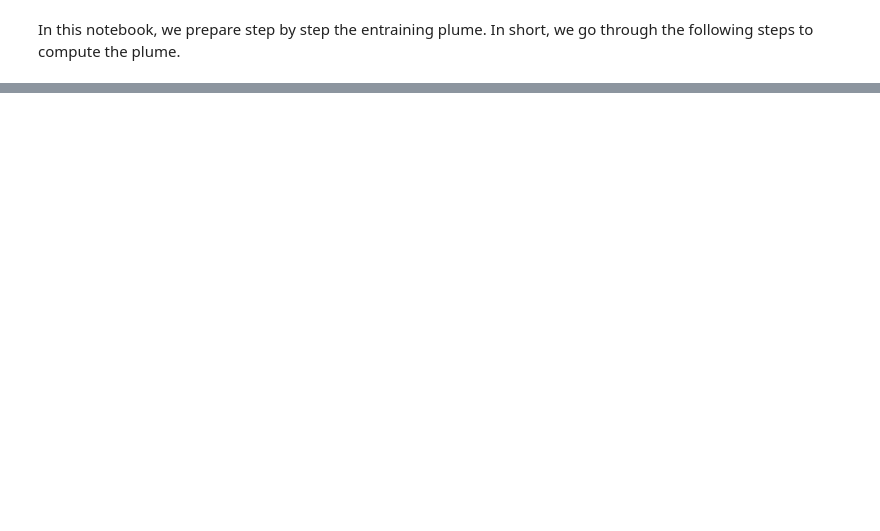
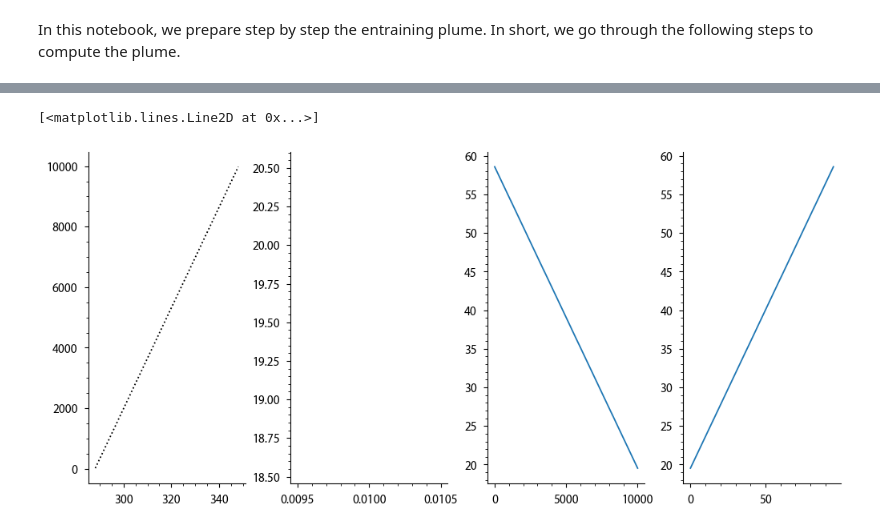
Before and after one commit to Chiil/smallprograms, a Jupyter notebook: fire_plume/Plume_model_step_by_step.ipynb, the cells around one changed output, grey strips where cells are left out. Drawn from its saved outputs; the diff is of its cells as text; code cells hidden in the pictures; blank space fills up the shorter version.

```diff
--- a/fire_plume/Plume_model_step_by_step.ipynb
+++ b/fire_plume/Plume_model_step_by_step.ipynb
@@ -64,4 +93,23 @@ plt.plot(qt, z)
 # %%
-# Define excess temperature and humidity (this can go into input).
+# Define excess temperature and humidity and fire size (this can go into input).
 dtheta = 1
 dqv = 0.001
+dthetav_bot = (theta[0] + dtheta) * (1 + (Rv/Rd - 1)*(qt[0] + dqv)) - thetav[0]
+area_bot = 100*100
+w_bot = 0.01
+# %%
+# First, set the near-surface plume conditions
+theta_plume = theta.copy()
+qt_plume = qt.copy()
+
+b_plume = np.zeros_like(theta)
+area_plume = np.zeros_like(theta)
+m_plume = np.zeros_like(theta)
+w_plume = np.zeros_like(theta)
+e_plume = np.zeros_like(theta)
+d_plume = np.zeros_like(theta)
+
+b_plume[0] = g/thetav[0] * dthetav_bot
+area_plume[0] = area_bot
+w_plume[0] = w_bot
+e_plume[0] = rho[0] / (2*w_plume[0]) * b_plume[0]
@@ -67,0 +153,14 @@ dqv = 0.001
+# %%
+plt.figure(figsize=(10, 4.5), constrained_layout=True)
+plt.subplot(141)
+plt.plot(theta_plume, z)
+plt.plot(theta, z, 'k:')
+plt.subplot(142)
+plt.plot(w_plume, z)
+plt.subplot(143)
+plt.plot(area_plume, z)
+plt.subplot(144)
+plt.plot(m_plume, z)
+# %% [output]
+[<matplotlib.lines.Line2D at 0x...>]
+[figure, added]
```
Also changed, not shown: parts of 7 cells of this notebook.
